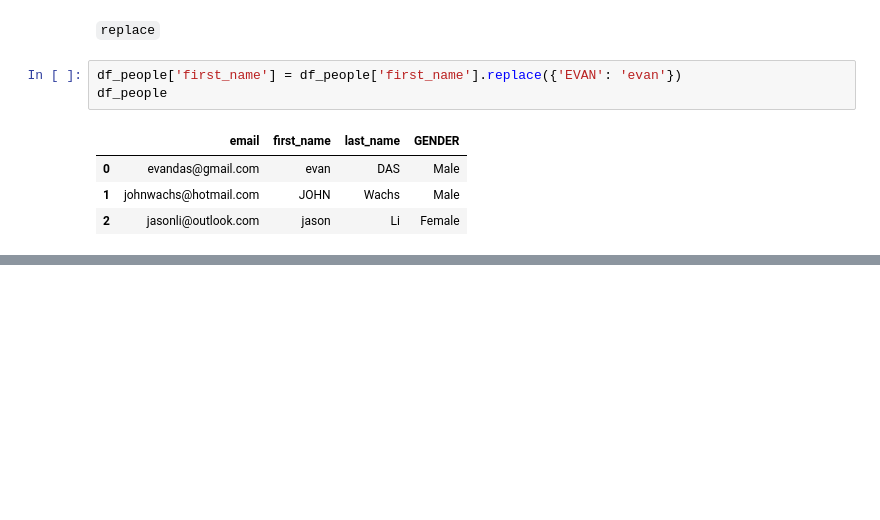
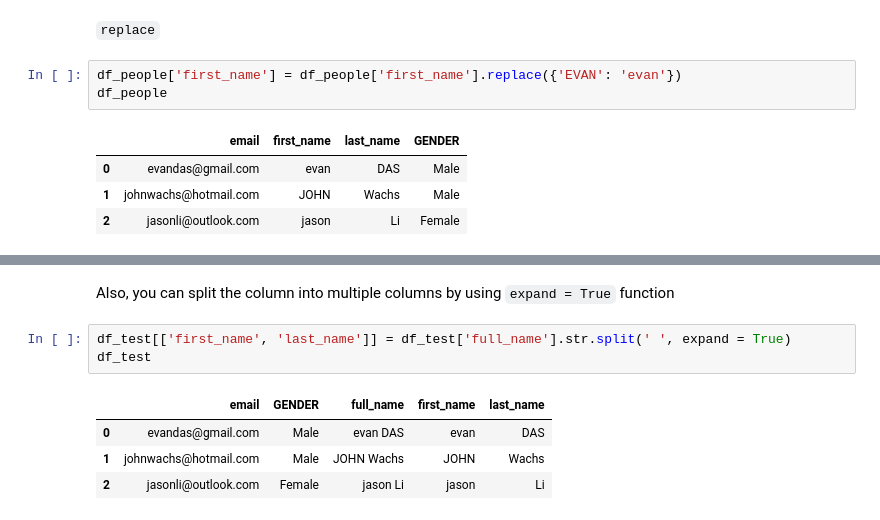
Before and after one commit to XiyueYuan/Data_Analysis, a Jupyter notebook: Book1.ipynb, the cells around one changed output, grey strips where cells are left out. Drawn from its saved outputs; the diff is of its cells as text; blank space fills up the shorter version.

```diff
--- a/Book1.ipynb
+++ b/Book1.ipynb
@@ -223,0 +252,10 @@ df_people
+# %% [markdown]
+Also, you can split the column into multiple columns by using `expand = True` function
+# %%
+df_test[['first_name', 'last_name']] = df_test['full_name'].str.split(' ', expand = True)
+df_test
+# %% [output]
+|  | email | GENDER | full_name | first_name | last_name |
+| 0 | evandas@gmail.com | Male | evan DAS | evan | DAS |
+| 1 | johnwachs@hotmail.com | Male | JOHN Wachs | JOHN | Wachs |
+| 2 | jasonli@outlook.com | Female | jason Li | jason | Li |
```
Also changed, not shown: parts of 11 cells of this notebook, 1 other file.
